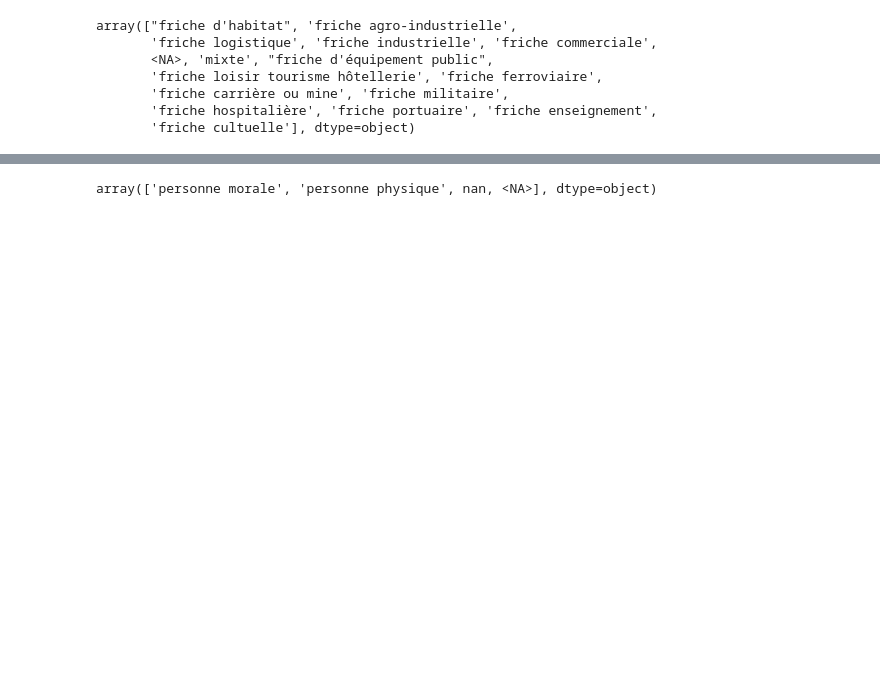
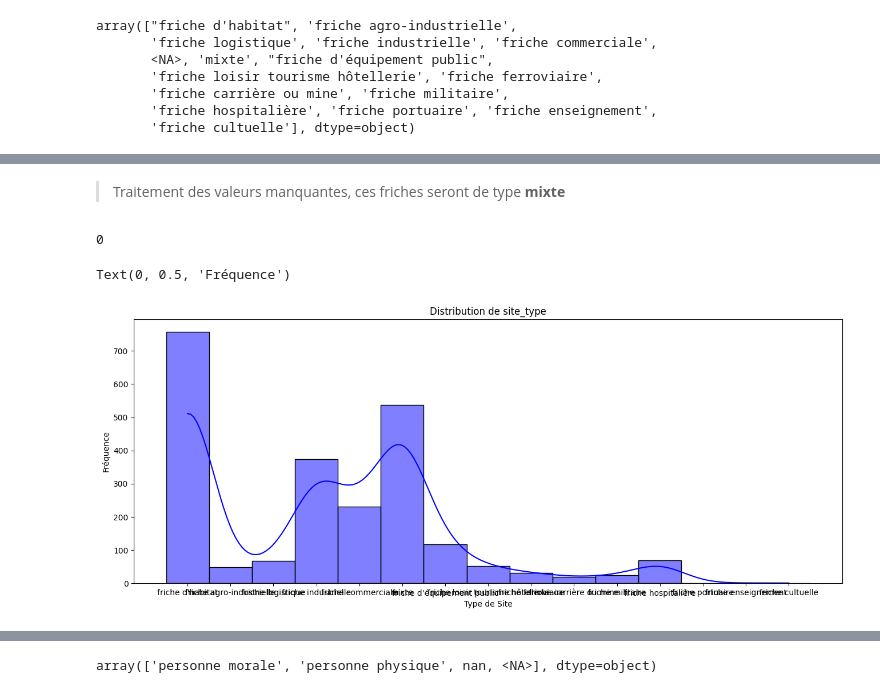
Before and after one commit to heuzef/cartofriches, a Jupyter notebook: profil/ml/ml_cartofriches_preprocess.ipynb, the cells around one changed output, grey strips where cells are left out. Drawn from its saved outputs; the diff is of its cells as text; code cells hidden in the pictures; blank space fills up the shorter version.

```diff
--- a/profil/ml/ml_cartofriches_preprocess.ipynb
+++ b/profil/ml/ml_cartofriches_preprocess.ipynb
@@ -1221,0 +1236,20 @@ array(["friche d'habitat", 'friche agro-industrielle',
+# %% [markdown]
+> Traitement des valeurs manquantes, ces friches seront de type **mixte**
+# %%
+df_friches_reconv['site_type'] = df_friches_reconv['site_type'].fillna("mixte")
+print(df_friches_reconv['site_type'].isna().sum())
+
+# Créer un histogramme pour visualiser la distribution
+plt.figure(figsize=(16, 6))
+sns.histplot(df_friches_reconv['site_type'], bins=1, kde=True, color='blue')
+
+# Ajouter des titres et des labels
+plt.title('Distribution de site_type')
+plt.xlabel('Type de Site')
+plt.ylabel('Fréquence')
+
+# Afficher le graphique
+# %% [output]
+0
+Text(0, 0.5, 'Fréquence')
+[figure, added]
```
Also changed, not shown: parts of 10 cells of this notebook, 1 other file.
